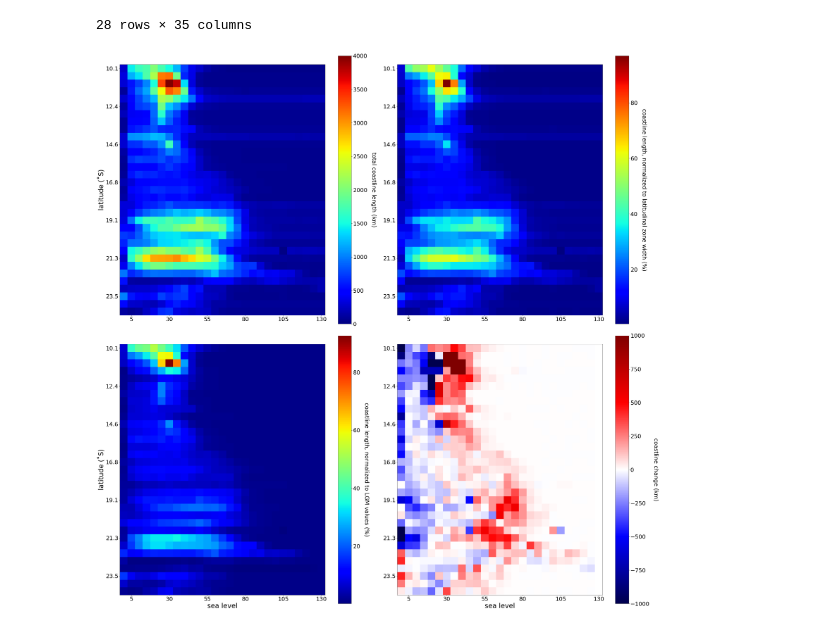
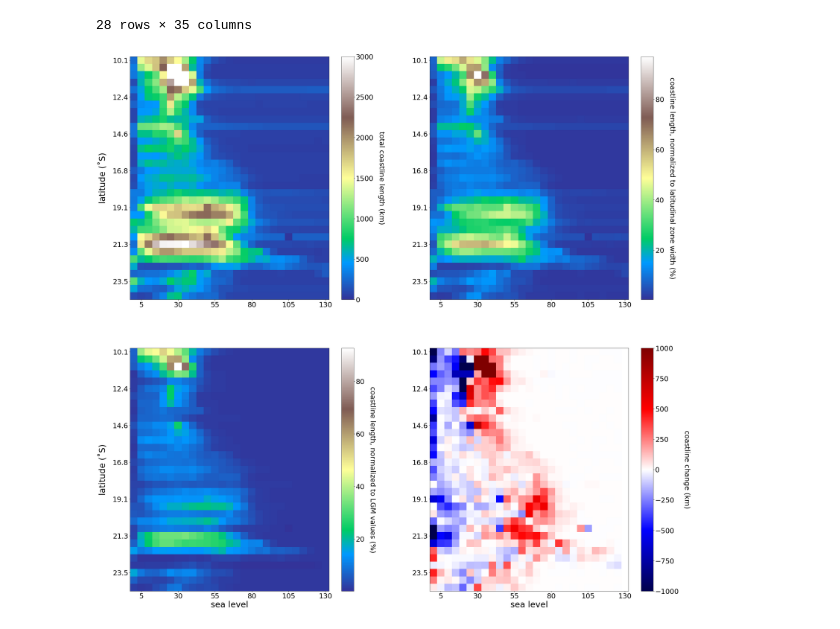
Before and after one commit to tawonque/gbr_flooding, a Jupyter notebook: resample_paperGBR.ipynb, the cells around one changed output. Drawn from its saved outputs; the diff is of its cells as text; code cells hidden in the pictures.

```diff
--- a/resample_paperGBR.ipynb
+++ b/resample_paperGBR.ipynb
@@ -1180,13 +1274,13 @@ coastline_change_summary = np.array(coastline_change_summary.iloc[0:27,2:])
 plt.figure(figsize=(35,35))
 
 plt.subplot(221)
-ax1=plt.imshow(np.rot90(coastline_length_summary,1), cmap='jet', interpolation=None, vmin=0, vmax=4000)
+ax1=plt.imshow(np.rot90(coastline_length_summary,1), cmap='terrain', interpolation=None, vmin=0, vmax=3000)
 plt.gca().invert_xaxis()
 plt.grid(False)
 cb = plt.colorbar()
 cb.set_label(label='total coastline length (km)', fontsize=25, rotation=-90, labelpad=40)
 cb.ax.tick_params(labelsize=25)
-plt.ylabel('latitude (˚S)', fontsize=30)
+plt.ylabel('latitude (˚S)', fontsize=30, labelpad=20)
 plt.xticks([0, 5, 10, 15, 20, 25])
 ax1.axes.set_xticklabels(['130','105','80', '55', '30', '5'], fontsize=25)
 plt.yticks([0, 5, 10, 15, 20, 25, 30])
@@ -1194,7 +1288,7 @@ ax1.axes.set_yticklabels(latitudes_round[:], fontsize=25)
 
 
 plt.subplot(222)
-ax2=plt.imshow(np.rot90(coastline_length_normWidth_summary,1), cmap='jet', interpolation=None)
+ax2=plt.imshow(np.rot90(coastline_length_normWidth_summary,1), cmap='terrain', interpolation=None)
 plt.gca().invert_xaxis()
 plt.grid(False)
 cb = plt.colorbar()
@@ -1206,34 +1300,35 @@ plt.yticks([0, 5, 10, 15, 20, 25, 30])
 ax2.axes.set_yticklabels(latitudes_round[:], fontsize=25)
 
 
 plt.subplot(223)
-ax3=plt.imshow(np.rot90(coastline_length_normLGM_summary,1), cmap='jet', interpolation=None)
+ax3=plt.imshow(np.rot90(coastline_length_normLGM_summary,1), cmap='terrain', interpolation=None)
 plt.gca().invert_xaxis()
 plt.grid(False)
 cb = plt.colorbar()
 cb.set_label(label='coastline length, normalized to LGM values (%)', fontsize=25, rotation=-90, labelpad=40)
 cb.ax.tick_params(labelsize=25)
-plt.ylabel('latitude (˚S)', fontsize=30)
+plt.ylabel('latitude (˚S)', fontsize=30, labelpad=20)
 plt.xlabel('sea level', fontsize=30)
 plt.xticks([0, 5, 10, 15, 20, 25])
 ax3.axes.set_xticklabels(['130','105','80', '55', '30', '5'], fontsize=25)
 plt.yticks([0, 5, 10, 15, 20, 25, 30])
 ax3.axes.set_yticklabels(latitudes_round[:], fontsize=25)
 
 
 plt.subplot(224)
 ax4=plt.imshow(np.rot90(coastline_change_summary,1), cmap='seismic', interpolation=None, vmin=-1000, vmax=1000)
 plt.gca().invert_xaxis()
 plt.grid(False)
 cb = plt.colorbar()
 cb.set_label(label='coastline change (km)', fontsize=25, rotation=-90, labelpad=40)
 cb.ax.tick_params(labelsize=25)
 plt.xlabel('sea level', fontsize=30)
 plt.xticks([0, 5, 10, 15, 20, 25])
 ax4.axes.set_xticklabels(['130','105','80', '55', '30', '5'], fontsize=25)
 plt.yticks([0, 5, 10, 15, 20, 25, 30])
 ax4.axes.set_yticklabels(latitudes_round[:], fontsize=25)
 
-plt.tight_layout()
+plt.savefig('./figures_review/fig5_review.svg')
+plt.show()
 # %% [output]
-[figure, old version]
+[figure, new version]
```
Also changed, not shown: parts of 14 cells of this notebook, 11 other files.
